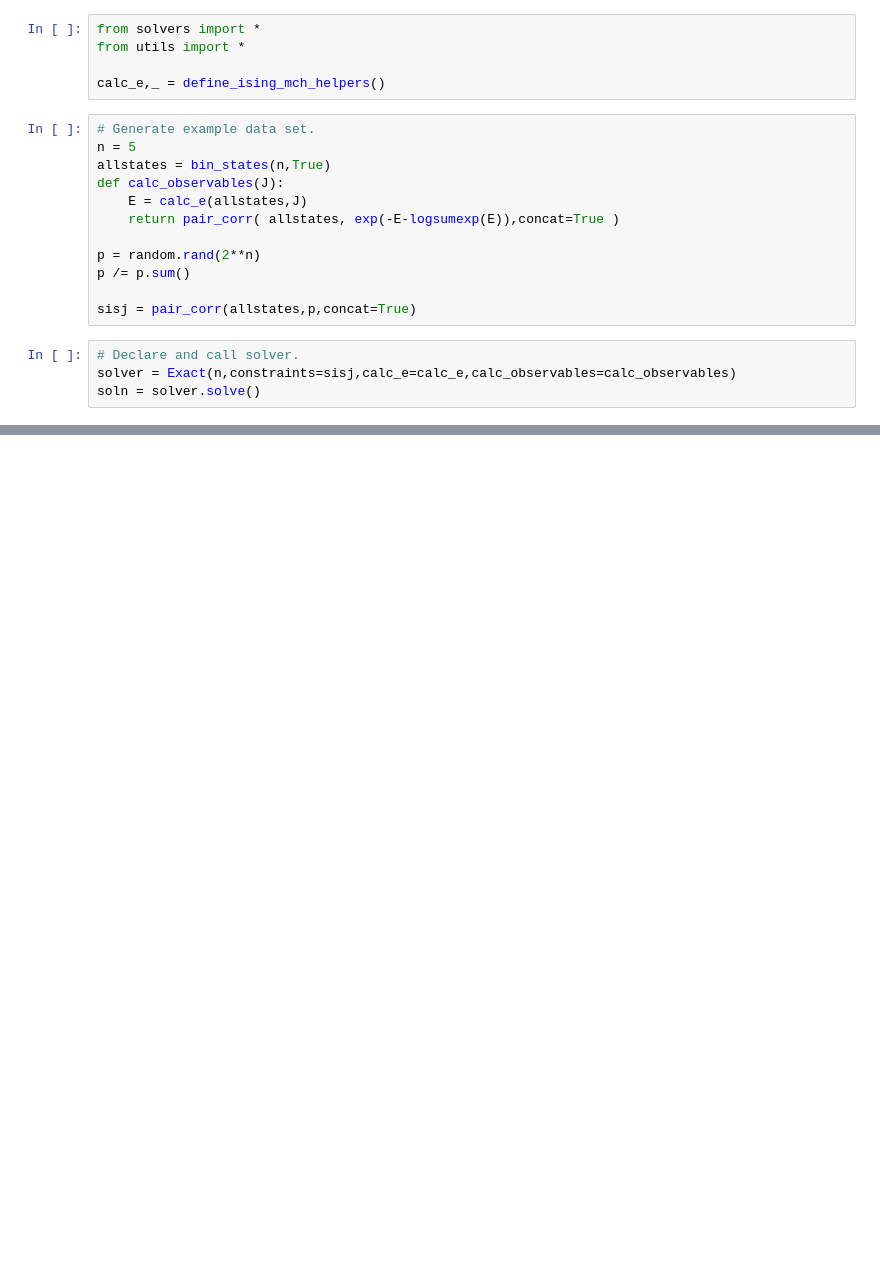
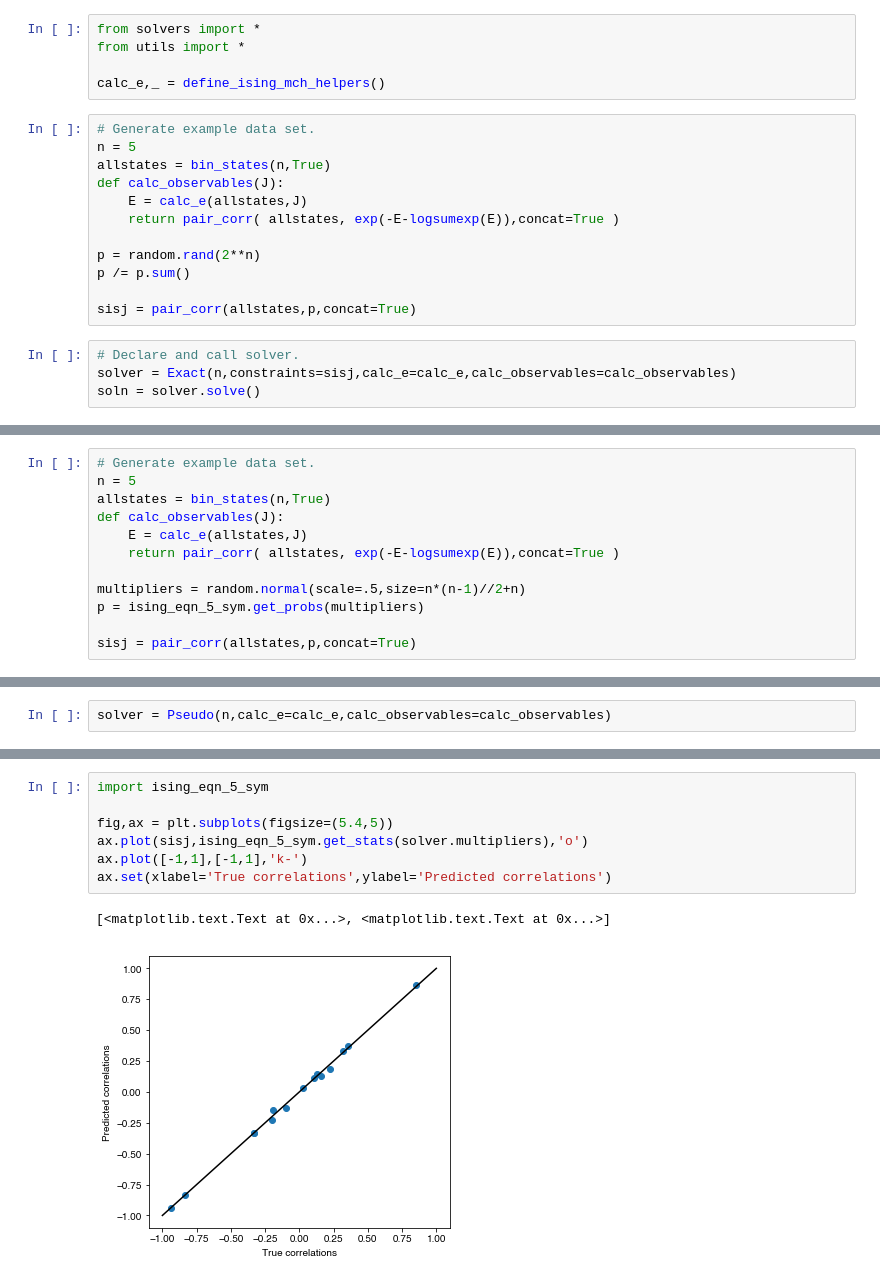
Before and after one commit to eltrompetero/coniii, a Jupyter notebook: Examples.ipynb, the cells around one changed output, grey strips where cells are left out. Cells and saved outputs as stored; diff of their text form; blank space fills up the shorter version.

```diff
--- a/Examples.ipynb
+++ b/Examples.ipynb
@@ -113,0 +118,12 @@ ax.set(xlabel='True correlations',ylabel='Predicted correlations')
+# %%
+# Generate example data set.
+n = 5
+allstates = bin_states(n,True)
+def calc_observables(J):
+    E = calc_e(allstates,J)
+    return pair_corr( allstates, exp(-E-logsumexp(E)),concat=True )
+
+multipliers = random.normal(scale=.5,size=n*(n-1)//2+n)
+p = ising_eqn_5_sym.get_probs(multipliers)
+
+sisj = pair_corr(allstates,p,concat=True)
@@ -113,0 +132,2 @@ ax.set(xlabel='True correlations',ylabel='Predicted correlations')
+# %%
+solver = Pseudo(n,calc_e=calc_e,calc_observables=calc_observables)
@@ -113,0 +157,10 @@ ax.set(xlabel='True correlations',ylabel='Predicted correlations')
+# %%
+import ising_eqn_5_sym
+
+fig,ax = plt.subplots(figsize=(5.4,5))
+ax.plot(sisj,ising_eqn_5_sym.get_stats(solver.multipliers),'o')
+ax.plot([-1,1],[-1,1],'k-')
+ax.set(xlabel='True correlations',ylabel='Predicted correlations')
+# %% [output]
+[<matplotlib.text.Text at 0x...>, <matplotlib.text.Text at 0x...>]
+[figure, added]
```
Also changed, not shown: parts of 7 cells of this notebook, 1 other file.
